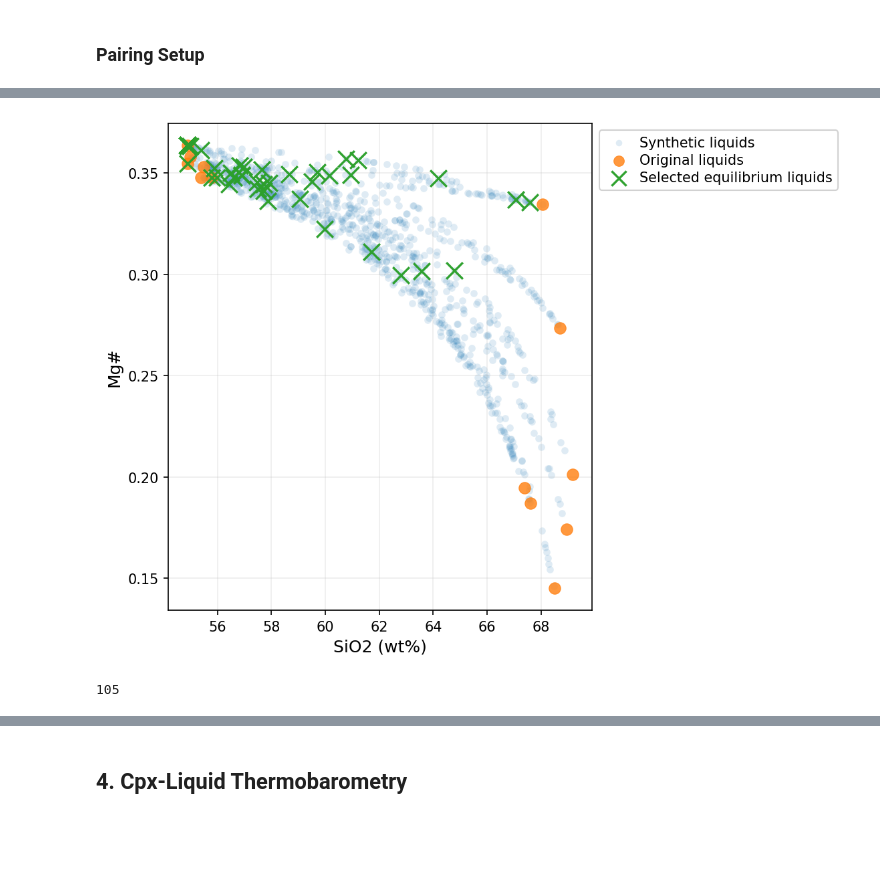
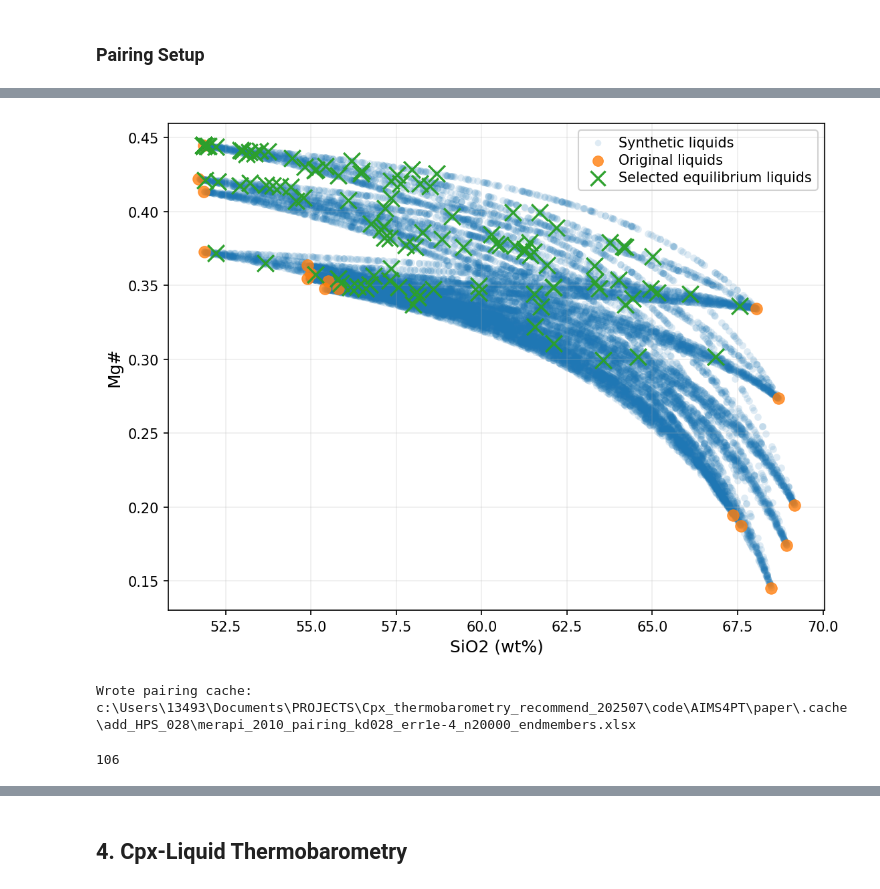
Before and after one commit to Abyss2019/AIMS4PT, a Jupyter notebook: paper/notebooks/04_apply_AIMS4PT_cpx_to_Merapi.ipynb, the cells around one changed output, grey strips where cells are left out. Saved outputs shown, nothing was run; the diff lists cells and outputs as text; code cells hidden in the pictures; blank space fills up the shorter version.

```diff
--- a/paper/notebooks/04_apply_AIMS4PT_cpx_to_Merapi.ipynb
+++ b/paper/notebooks/04_apply_AIMS4PT_cpx_to_Merapi.ipynb
@@ -56,7 +56,9 @@ for module in ALL_MODELS_MODULES:
 calculate_shap = False # make sure this to False when not needed, as it takes time and memory
 
 timestamp = time.strftime("%Y%m%d_%H%M")
-timestamp = "20260530_1500"
+timestamp = "add_HPS_028"
+CACHE_DIR = PAPER_DIR / ".cache"/ timestamp
+CACHE_DIR.mkdir(parents=True, exist_ok=True)
 # %%
 
 
@@ -121,8 +137,10 @@ training_unseen_id = unseen_experiments_df[unseen_experiments_df["training/testi
 ## 2. Loading and Preparing Merapi Data
 # %%
 from aims4pt.model_tools.CpxTBSelect import workflow_thermobarometry
-cpx_raw = pd.read_excel(os.path.join(DATA_DIR, "merapi_cpx.xlsx"), index=False)
-liq_raw = pd.read_excel(os.path.join(DATA_DIR, "merapi_liq.xlsx"), index=False)
+cpx_raw = pd.read_excel(os.path.join(DATA_DIR, "merapi_cpx.xlsx"))
+liq_raw = pd.read_excel(os.path.join(DATA_DIR, "merapi_liq.xlsx"))
+cpx_raw.columns = cpx_raw.columns.str.strip()
+liq_raw.columns = liq_raw.columns.str.strip()
 liq_cols = ['SiO2', 'TiO2', 'Al2O3', 'FeO', 'MnO', 'MgO', 'CaO', 'Na2O', 'K2O']
 cpx_cols = ['SiO2', 'TiO2', 'Al2O3', 'FeO',
        'MnO', 'MgO', 'CaO', 'Na2O', 'K2O', 'Cr2O3', 'NiO']
@@ -176,5 +194,5 @@ cpx_10_input
 liq_cols = ['SiO2', 'TiO2',
        'Al2O3', 'FeO', 'MnO', 'MgO', 'CaO', 'Na2O', 'K2O']
 # %%
-liq_2006 = liq_raw[liq_raw["Eruption"]==2006].reset_index(drop=True)
-liq_2010 = liq_raw[liq_raw["Eruption"]==2010].reset_index(drop=True)
+liq_2006 = liq_raw[(liq_raw["Eruption"]==2006) | (liq_raw["Eruption"]=="HPS")].reset_index(drop=True)
+liq_2010 = liq_raw[(liq_raw["Eruption"]==2010) | (liq_raw["Eruption"]=="HPS")].reset_index(drop=True)
@@ -227,39 +292,30 @@ max        0.256263
 Name: kd_value, dtype: float64
 # %%
-from aims4pt.data_tools.eq_pairing import pair_mineral_liquid_by_kd
-
-
-# res_10 = pair_mineral_liquid_by_kd(
-#     cpx_10_input, liq_2010[liq_cols],
-#     kd=0.28, error=0.08,
-#     interpolate_liq=True,
-#     interp_mode="between",
-#     n_synth=2000,
-#     random_state=42
-# )
-
-res_10 = pair_mineral_liquid_by_kd(
+res_10 = pair_mineral_liquid_by_kd_excel_cache(
+    CACHE_DIR / "merapi_2010_pairing_kd028_err1e-4_n20000_endmembers.xlsx",
     X_mine=cpx_10_input,
     X_liq=liq_2010[liq_cols],     # Defines the expected column set/order.
     one_to_one=True,
     interpolate_liq=True,
     interp_mode="endmembers",
-    n_synth=1000,
+    n_synth=20000,
     endmember1=liq_2010[liq_2010['glass/bulk']=="bulk"][liq_cols], # bulk
     endmember2=liq_2010[liq_2010['glass/bulk']=="glass"][liq_cols], # glass
     random_state=42,
-
+    kd=0.28,
+    error=1e-4,
 )
 paired_cpx_10, paired_liq_10 = res_10.cleaned_minerals, res_10.cleaned_liquids
 paired_cpx_10_pass = paired_cpx_10[res_10.pairs_pass_mask].reset_index(drop=True)
 paired_liq_10_pass = paired_liq_10[res_10.pairs_pass_mask].reset_index(drop=True)
 
 
 
 len(paired_cpx_10_pass)
 # %% [output]
-[figure, old version]
+[figure, new version]
-105
+Wrote pairing cache: c:\Users\13493\Documents\PROJECTS\Cpx_thermobarometry_recommend_202507\code\AIMS4PT\paper\.cache\add_HPS_028\merapi_2010_pairing_kd028_err1e-4_n20000_endmembers.xlsx
+106
 # %%
 res_06.pairs[res_06.pairs_pass_mask]["kd_value"]
 # %% [output]
```
Also changed, not shown: parts of 19 cells of this notebook, 4 other files.
